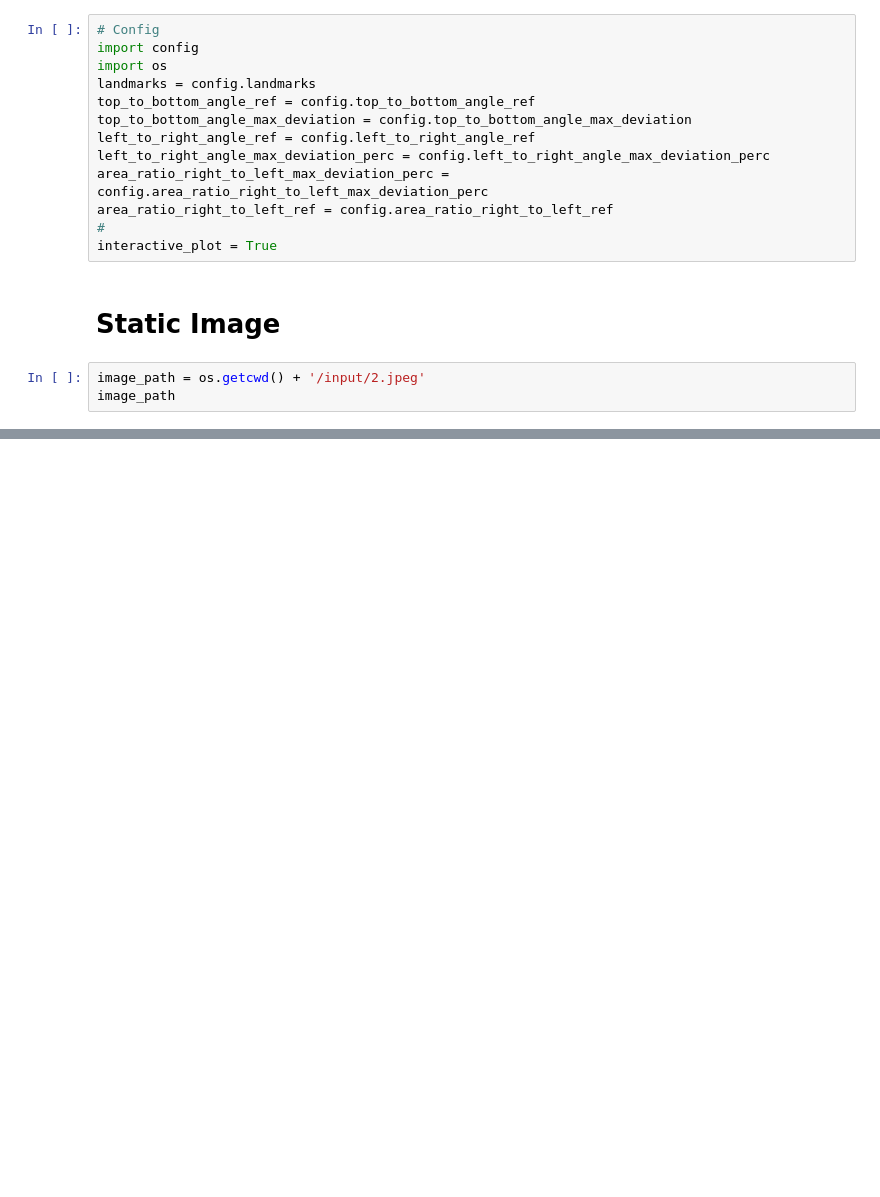
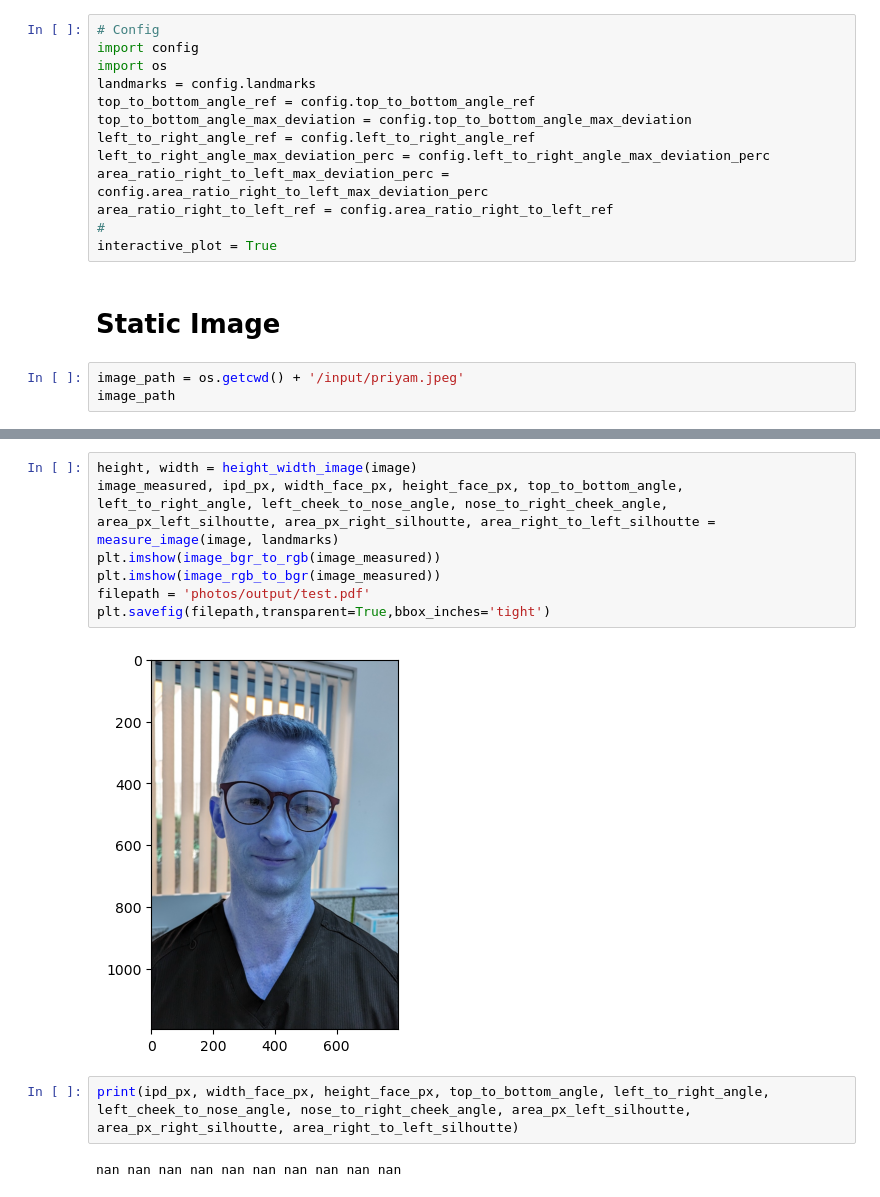
Before and after one commit to DFD-BD/IPD_measuring_app, a Jupyter notebook: test.ipynb, the cells around one changed output, grey strips where cells are left out. Saved outputs shown, nothing was run; the diff lists cells and outputs as text; blank space fills up the shorter version.

```diff
--- a/test.ipynb
+++ b/test.ipynb
@@ -16,5 +16,5 @@ interactive_plot = True
 # %% [markdown]
 # Static Image
 # %%
-image_path = os.getcwd() + '/input/2.jpeg'
+image_path = os.getcwd() + '/input/priyam.jpeg'
 image_path
@@ -25,3 +30,16 @@ plt.imshow(image_rgb_to_bgr(image))
+# %%
+height, width = height_width_image(image)
+image_measured, ipd_px, width_face_px, height_face_px, top_to_bottom_angle, left_to_right_angle, left_cheek_to_nose_angle, nose_to_right_cheek_angle, area_px_left_silhoutte, area_px_right_silhoutte, area_right_to_left_silhoutte = measure_image(image, landmarks)
+plt.imshow(image_bgr_to_rgb(image_measured))
+plt.imshow(image_rgb_to_bgr(image_measured))
+filepath = 'photos/output/test.pdf'
+plt.savefig(filepath,transparent=True,bbox_inches='tight')
+# %% [output]
+[figure, added]
+# %%
+print(ipd_px, width_face_px, height_face_px, top_to_bottom_angle, left_to_right_angle, left_cheek_to_nose_angle, nose_to_right_cheek_angle, area_px_left_silhoutte, area_px_right_silhoutte, area_right_to_left_silhoutte)
+# %% [output]
+nan nan nan nan nan nan nan nan nan nan
 # %%
 image = image_bgr_to_rgb(image)
 # Properties of lines
```
Also changed, not shown: parts of 5 cells of this notebook, 43 other files.
